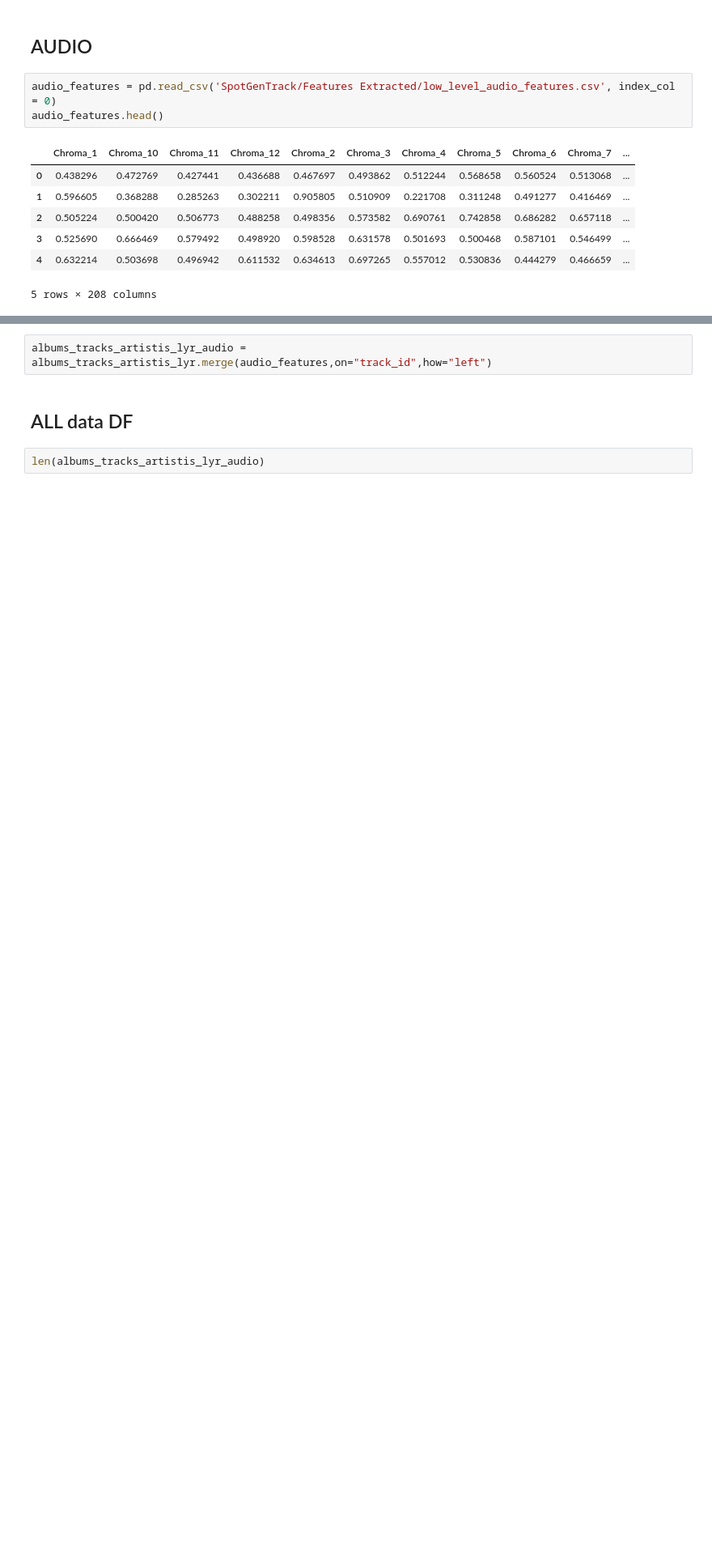
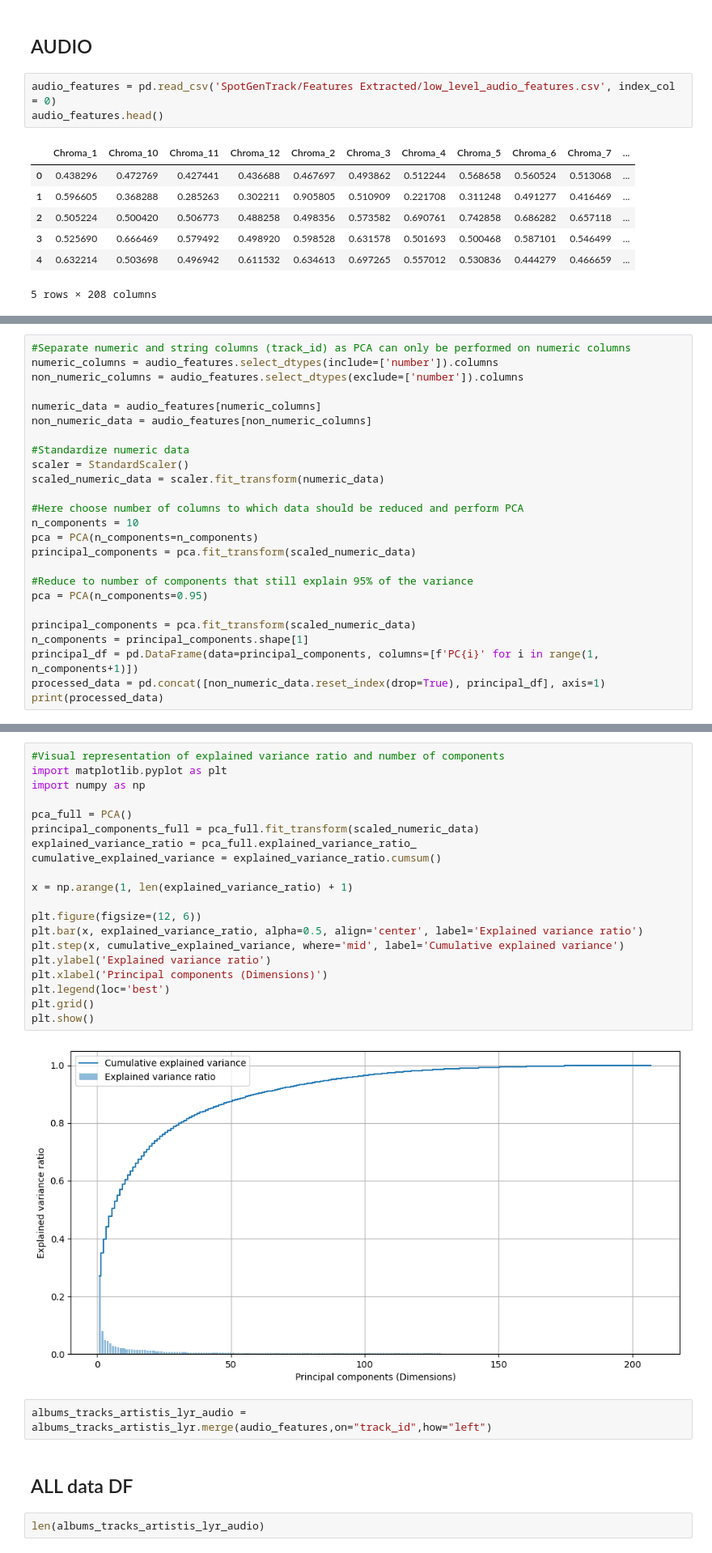
Before and after one commit to monischirri/Spotify_ML, a Jupyter notebook: Pipeline_draft.ipynb, the cells around one changed output, grey strips where cells are left out. Shown at 81% size. Cells and saved outputs as stored; diff of their text form; blank space fills up the shorter version.

Commit message:
Add dimensionality reduction to audio features

```diff
--- a/Pipeline_draft.ipynb
+++ b/Pipeline_draft.ipynb
@@ -293,0 +297,25 @@ audio_features.head()
+# %%
+#Separate numeric and string columns (track_id) as PCA can only be performed on numeric columns
+numeric_columns = audio_features.select_dtypes(include=['number']).columns
+non_numeric_columns = audio_features.select_dtypes(exclude=['number']).columns
+
+numeric_data = audio_features[numeric_columns]
+non_numeric_data = audio_features[non_numeric_columns]
+
+#Standardize numeric data
+scaler = StandardScaler()
+scaled_numeric_data = scaler.fit_transform(numeric_data)
+
+#Here choose number of columns to which data should be reduced and perform PCA
+n_components = 10
+pca = PCA(n_components=n_components)
+principal_components = pca.fit_transform(scaled_numeric_data)
+
+#Reduce to number of components that still explain 95% of the variance
+pca = PCA(n_components=0.95)
+
+principal_components = pca.fit_transform(scaled_numeric_data)
+n_components = principal_components.shape[1]
+principal_df = pd.DataFrame(data=principal_components, columns=[f'PC{i}' for i in range(1, n_components+1)])
+processed_data = pd.concat([non_numeric_data.reset_index(drop=True), principal_df], axis=1)
+print(processed_data)
@@ -294,3 +340,25 @@ audio_features.head()
+# %%
+#Visual representation of explained variance ratio and number of components
+import matplotlib.pyplot as plt
+import numpy as np
+
+pca_full = PCA()
+principal_components_full = pca_full.fit_transform(scaled_numeric_data)
+explained_variance_ratio = pca_full.explained_variance_ratio_
+cumulative_explained_variance = explained_variance_ratio.cumsum()
+
+x = np.arange(1, len(explained_variance_ratio) + 1)
+
+plt.figure(figsize=(12, 6))
+plt.bar(x, explained_variance_ratio, alpha=0.5, align='center', label='Explained variance ratio')
+plt.step(x, cumulative_explained_variance, where='mid', label='Cumulative explained variance')
+plt.ylabel('Explained variance ratio')
+plt.xlabel('Principal components (Dimensions)')
+plt.legend(loc='best')
+plt.grid()
+plt.show()
+# %% [output]
+[figure, added]
 # %%
 albums_tracks_artistis_lyr_audio = albums_tracks_artistis_lyr.merge(audio_features,on="track_id",how="left")
 # %% [markdown]
```
Also changed, not shown: parts of 19 cells of this notebook.
